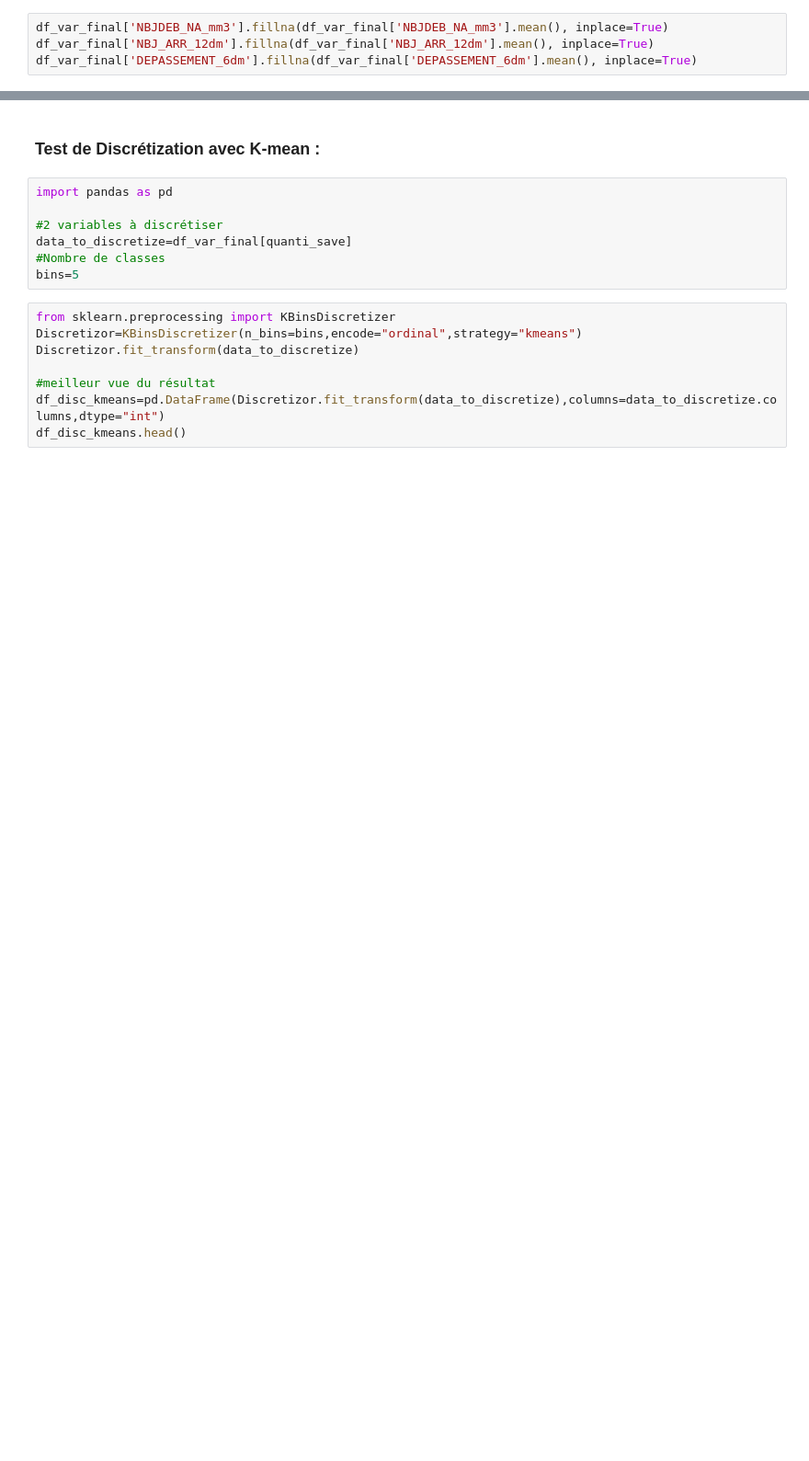
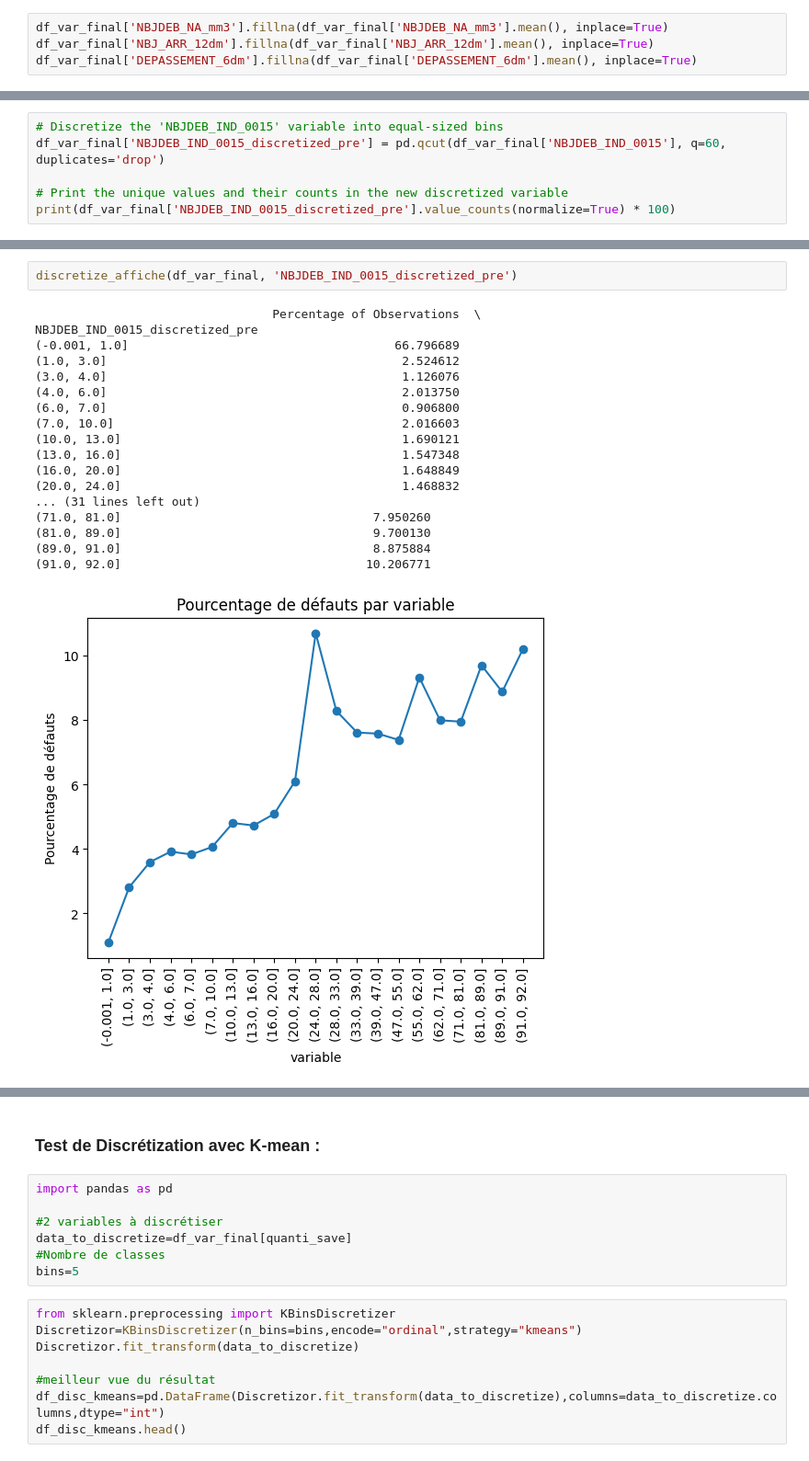
Before and after one commit to ceddx/projet-scoring, a Jupyter notebook: projet_scoring_ced.ipynb, the cells around one changed output, grey strips where cells are left out. Shown at 92% size. Saved outputs shown, nothing was run; the diff lists cells and outputs as text; blank space fills up the shorter version.

```diff
--- a/projet_scoring_ced.ipynb
+++ b/projet_scoring_ced.ipynb
@@ -1149,0 +1365,6 @@ Name: count, dtype: int64
+# %%
+# Discretize the 'NBJDEB_IND_0015' variable into equal-sized bins
+df_var_final['NBJDEB_IND_0015_discretized_pre'] = pd.qcut(df_var_final['NBJDEB_IND_0015'], q=60, duplicates='drop')
+
+# Print the unique values and their counts in the new discretized variable
+print(df_var_final['NBJDEB_IND_0015_discretized_pre'].value_counts(normalize=True) * 100)
@@ -1149,0 +1389,21 @@ Name: count, dtype: int64
+# %%
+discretize_affiche(df_var_final, 'NBJDEB_IND_0015_discretized_pre')
+# %% [output]
+                                 Percentage of Observations  \
+NBJDEB_IND_0015_discretized_pre
+(-0.001, 1.0]                                     66.796689
+(1.0, 3.0]                                         2.524612
+(3.0, 4.0]                                         1.126076
+(4.0, 6.0]                                         2.013750
+(6.0, 7.0]                                         0.906800
+(7.0, 10.0]                                        2.016603
+(10.0, 13.0]                                       1.690121
+(13.0, 16.0]                                       1.547348
+(16.0, 20.0]                                       1.648849
+(20.0, 24.0]                                       1.468832
+... (31 lines left out)
+(71.0, 81.0]                                   7.950260
+(81.0, 89.0]                                   9.700130
+(89.0, 91.0]                                   8.875884
+(91.0, 92.0]                                  10.206771
+[figure, added]
```
Also changed, not shown: parts of 30 cells of this notebook.
